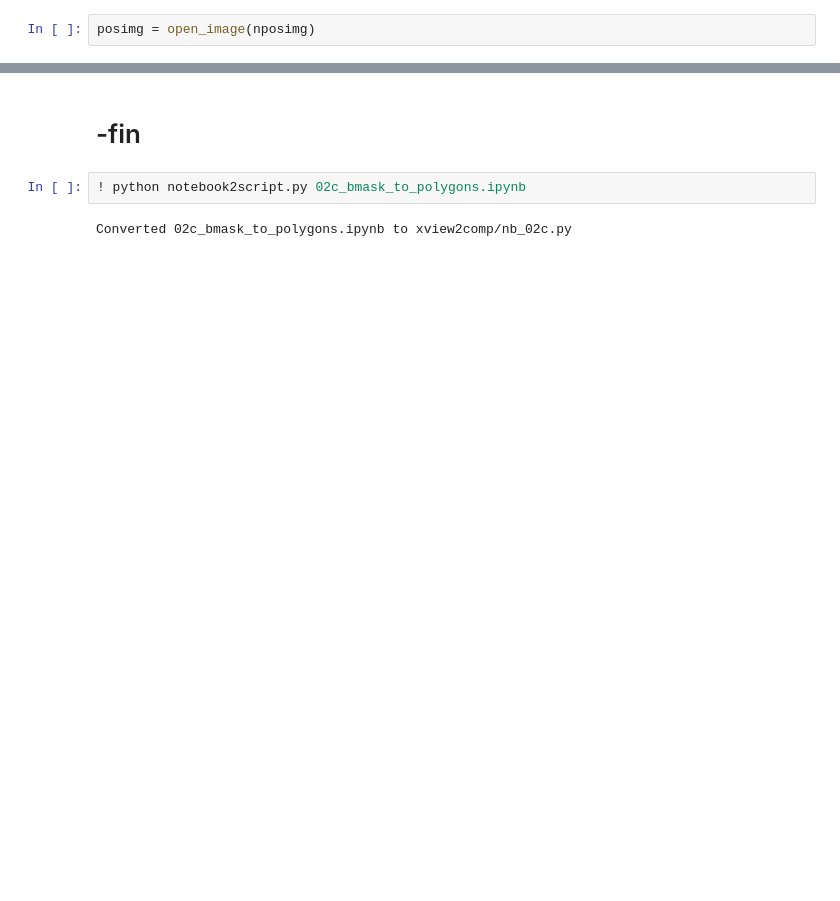
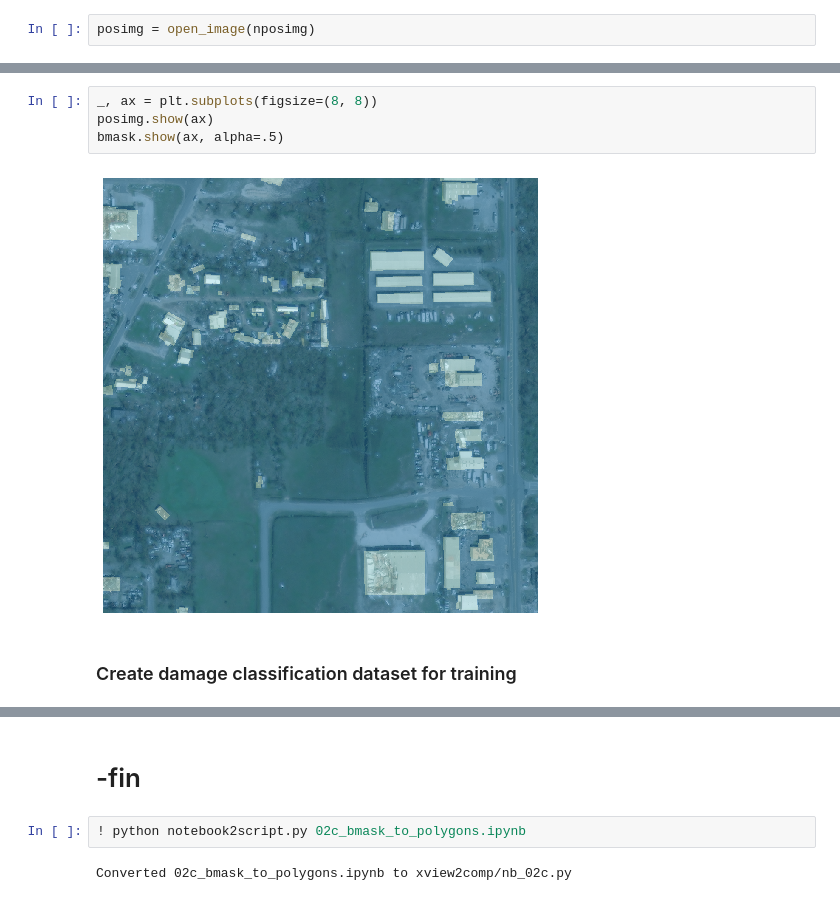
Before and after one commit to qAp/xview2comp, a Jupyter notebook: 02c_bmask_to_polygons.ipynb, the cells around one changed output, grey strips where cells are left out. Cells and saved outputs as stored; diff of their text form; blank space fills up the shorter version.

```diff
--- a/02c_bmask_to_polygons.ipynb
+++ b/02c_bmask_to_polygons.ipynb
@@ -189,0 +212,8 @@ crop_by_polygon(posimg, polygon)
+# %%
+_, ax = plt.subplots(figsize=(8, 8))
+posimg.show(ax)
+bmask.show(ax, alpha=.5)
+# %% [output]
+[figure, added]
+# %% [markdown]
+### Create damage classification dataset for training
```
Also changed, not shown: parts of 41 cells of this notebook.
